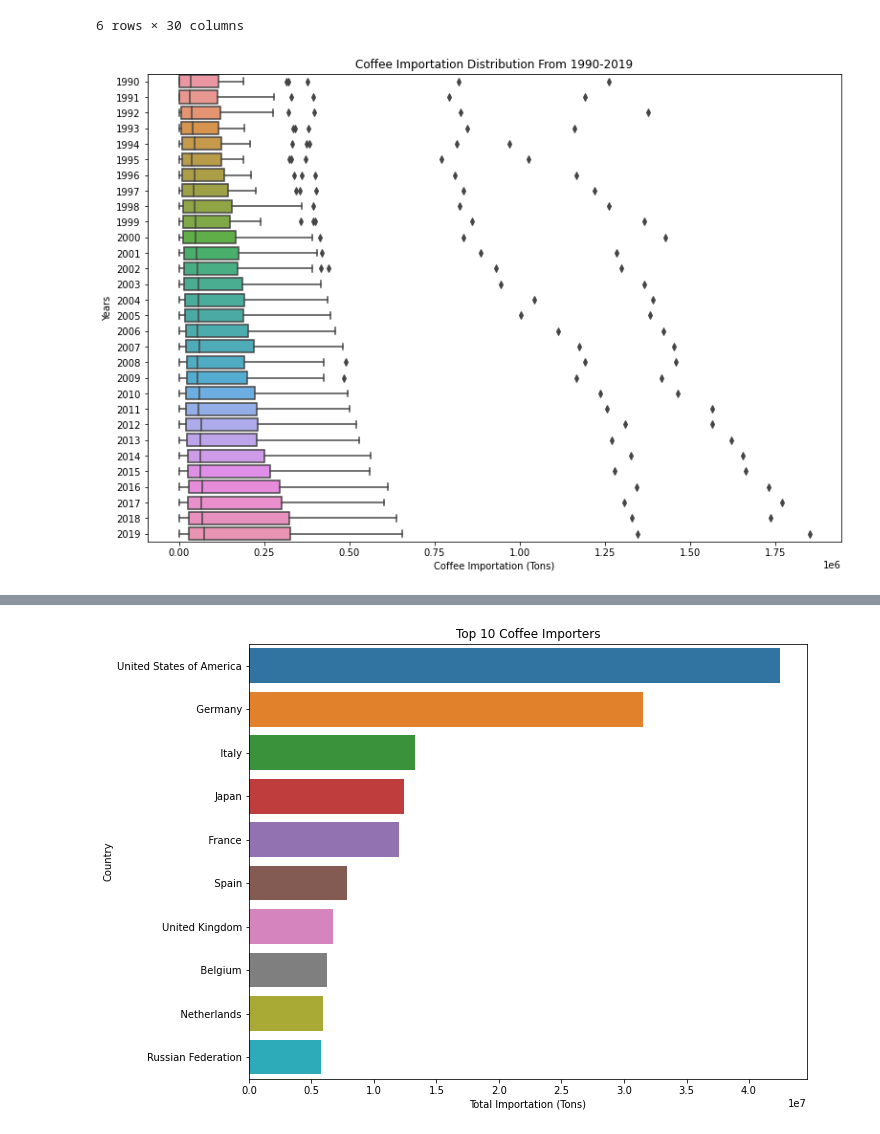
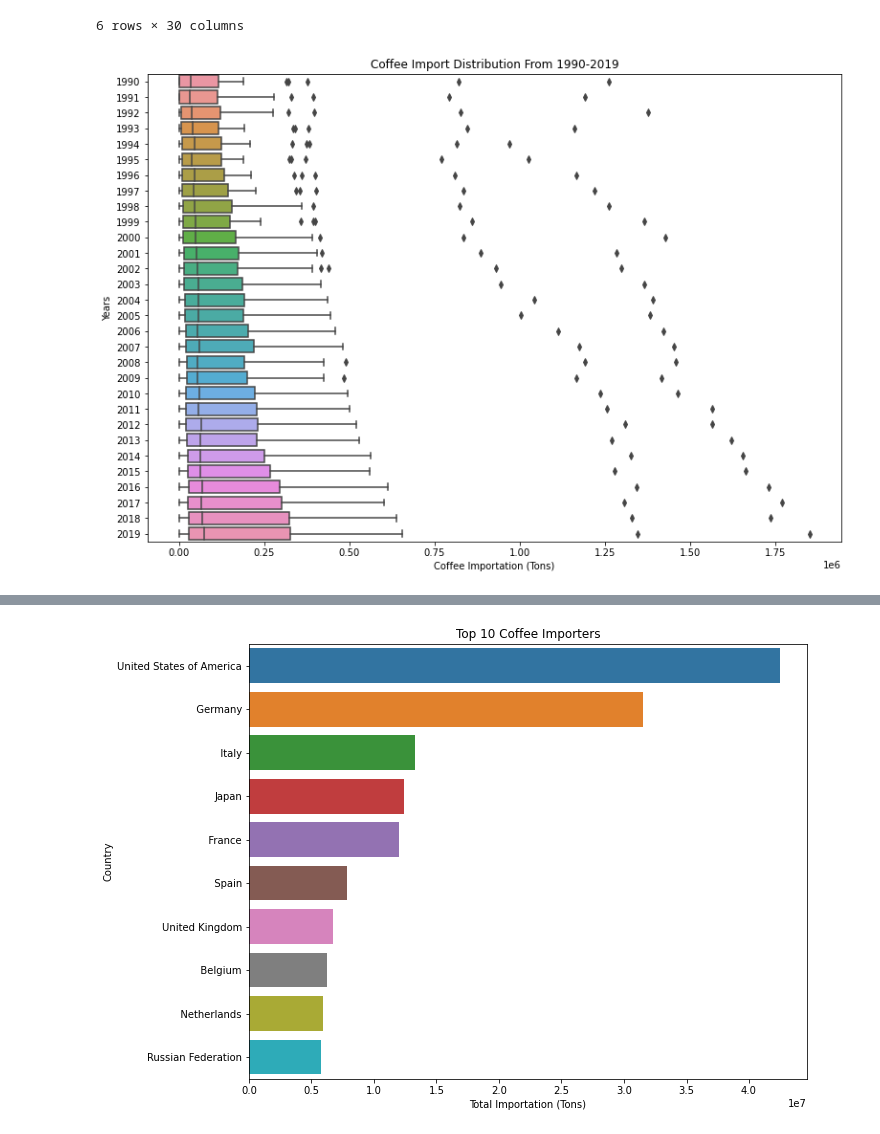
Before and after one commit to geofias/Coffee_Tales, a Jupyter notebook: coffee.ipynb, the cells around one changed output, grey strips where cells are left out. Cells and saved outputs as stored; diff of their text form; code cells hidden in the pictures.

```diff
--- a/coffee.ipynb
+++ b/coffee.ipynb
@@ -324,12 +338,12 @@ year_import.head(6)
 # %%
 plt.figure(figsize=(13, 9))
 sns.boxplot(year_import, orient="h")
 plt.xlabel("Coffee Importation (Tons)")
 plt.ylabel("Years")
-plt.title("Coffee Importation Distribution From 1990-2019")
+plt.title("Coffee Import Distribution From 1990-2019")
 plt.show()
 # %% [output]
-[figure, old version]
+[figure, new version]
 # %%
 top10_importers = coffee_import.sort_values(by="Total_import", ascending=False)[:10]
 top10_importers
```
Also changed, not shown: parts of 38 cells of this notebook.
